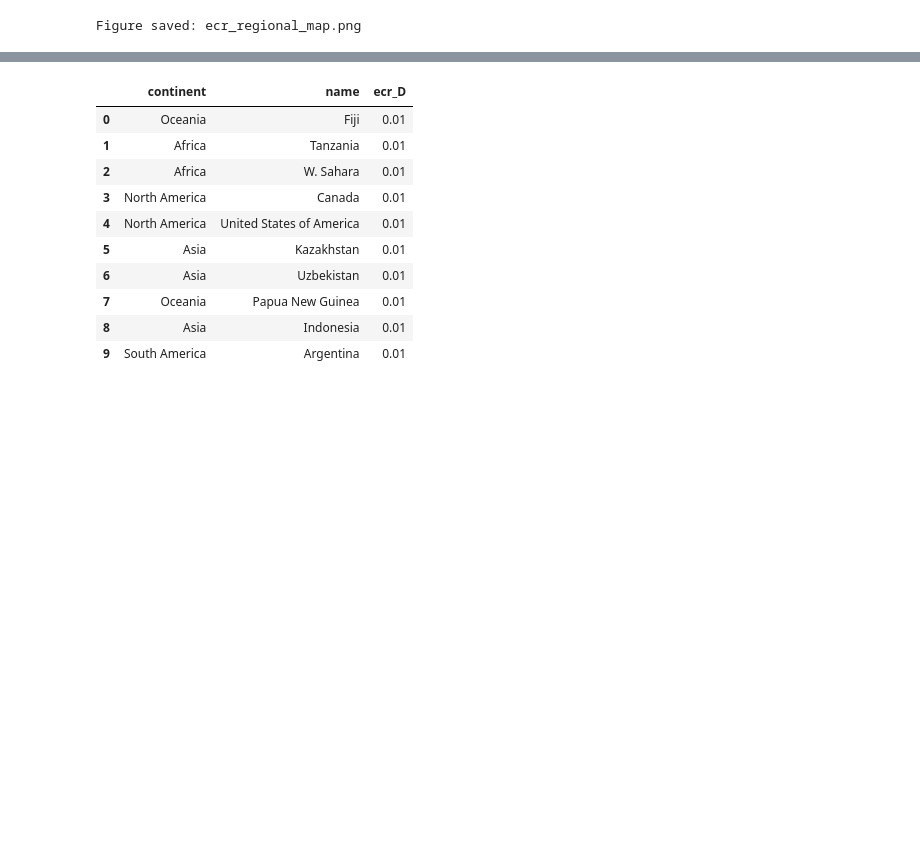
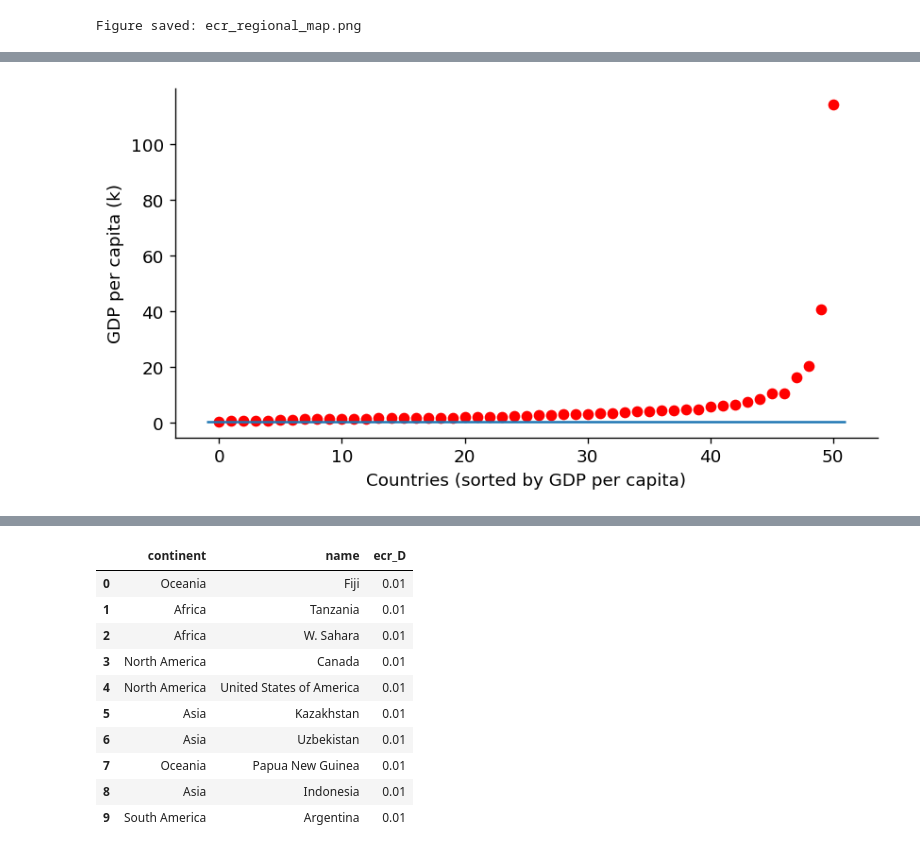
Before and after one commit to leahloise42/LDC_Group-, a Jupyter notebook: assignments_ema/assignment_07_pareto_visualisation.ipynb, the cells around one changed output, grey strips where cells are left out. Saved outputs shown, nothing was run; the diff lists cells and outputs as text; code cells hidden in the pictures; blank space fills up the shorter version.

```diff
--- a/assignments_ema/assignment_07_pareto_visualisation.ipynb
+++ b/assignments_ema/assignment_07_pareto_visualisation.ipynb
@@ -640,0 +702,19 @@ Figure saved: ecr_regional_map.png
+# %%
+world_copy_2 = world[world['rice50'].isin(['rsas', 'rsaf'])].copy()
+world_copy_2['gdp_per_capita'] = world_copy_2['gdp_md_est']*1000 / world_copy_2['pop_est']
+
+# Sort by GDP per capita
+world_sorted = world_copy_2.sort_values('gdp_per_capita')
+
+plt.figure(figsize=(8, 4))
+plt.scatter(
+    range(len(world_sorted)),
+    world_sorted['gdp_per_capita'],
+    c='red'
+)
+plt.hlines(0.456, -1 , 51)
+plt.xlabel('Countries (sorted by GDP per capita)')
+plt.ylabel('GDP per capita (k)')
+plt.show()
+# %% [output]
+[figure, added]
```
Also changed, not shown: parts of 17 cells of this notebook, 34 other files.
